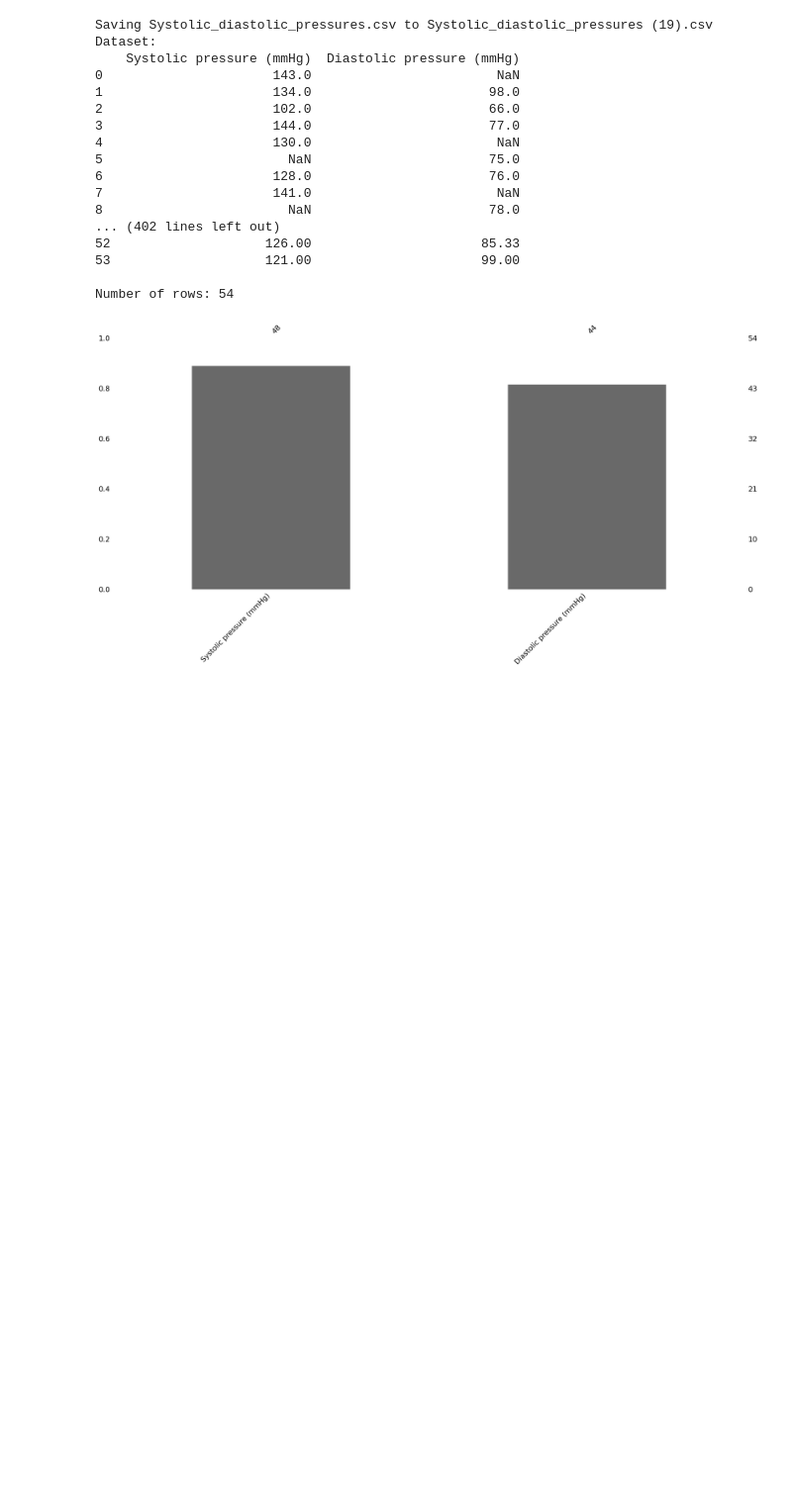
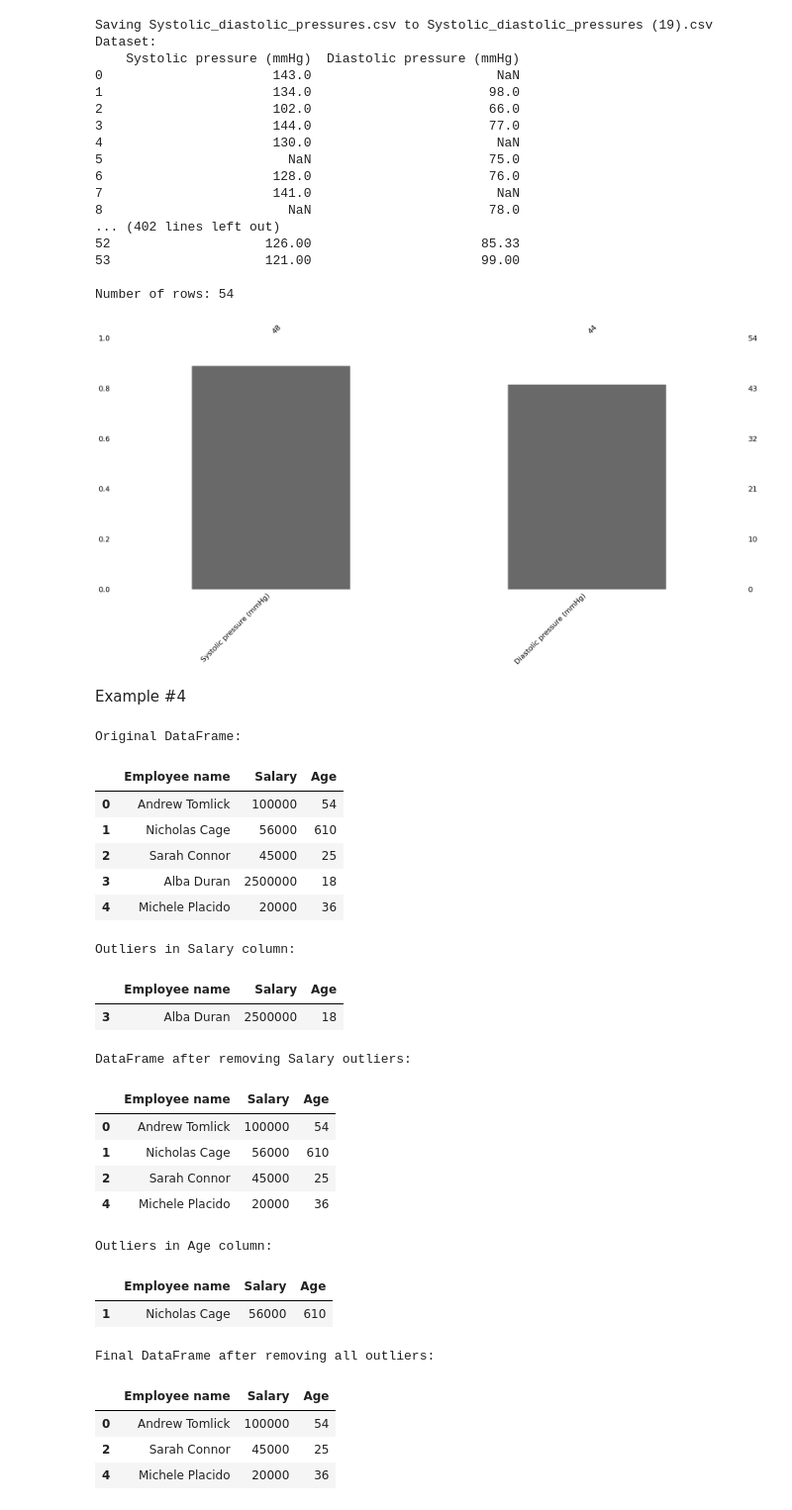
Before and after one commit to Praaabin/cps5004, a Jupyter notebook: Week2_1.ipynb, the cells around one changed output. Shown at 99% size. Saved outputs shown, nothing was run; the diff lists cells and outputs as text; code cells hidden in the pictures; blank space fills up the shorter version.

```diff
--- a/Week2_1.ipynb
+++ b/Week2_1.ipynb
@@ -147,3 +147,83 @@ Dataset:
 
 Number of rows: 54
 [figure]
+# %% [markdown]
+Example #4
+# %%
+# Cell 1: Import libraries and create DataFrame
+import pandas as pd
+import numpy as np
+
+# Create the DataFrame with potential outliers
+data = {
+    'Employee name': ['Andrew Tomlick', 'Nicholas Cage', 'Sarah Connor', 'Alba Duran', 'Michele Placido'],
+    'Salary': [100000, 56000, 45000, 2500000, 20000],
+    'Age': [54, 610, 25, 18, 36]
+}
+
+df = pd.DataFrame(data)
+
+print("Original DataFrame:")
+display(df)
+
+# Cell 2: Define functions for outlier detection and removal
+
+def detect_outliers(df, column):
+    Q1 = df[column].quantile(0.25)
+    Q3 = df[column].quantile(0.75)
+    IQR = Q3 - Q1
+    lower_bound = Q1 - 1.5 * IQR
+    upper_bound = Q3 + 1.5 * IQR
+    outliers = df[(df[column] < lower_bound) | (df[column] > upper_bound)]
+    return outliers
+
+def remove_outliers(df, column):
+    Q1 = df[column].quantile(0.25)
+    Q3 = df[column].quantile(0.75)
+    IQR = Q3 - Q1
+    lower_bound = Q1 - 1.5 * IQR
+    upper_bound = Q3 + 1.5 * IQR
+    return df[(df[column] >= lower_bound) & (df[column] <= upper_bound)]
+
+# Cell 3: Detect and remove outliers from Salary column
+
+print("Outliers in Salary column:")
+display(detect_outliers(df, 'Salary'))
+
+df = remove_outliers(df, 'Salary')
+print("\nDataFrame after removing Salary outliers:")
+display(df)
+
+# Cell 4: Detect and remove outliers from Age column
+
+print("Outliers in Age column:")
+display(detect_outliers(df, 'Age'))
+
+df = remove_outliers(df, 'Age')
+print("\nFinal DataFrame after removing all outliers:")
+display(df)
+# %% [output]
+Original DataFrame:
+|  | Employee name | Salary | Age |
+| 0 | Andrew Tomlick | 100000 | 54 |
+| 1 | Nicholas Cage | 56000 | 610 |
+| 2 | Sarah Connor | 45000 | 25 |
+| 3 | Alba Duran | 2500000 | 18 |
+| 4 | Michele Placido | 20000 | 36 |
+Outliers in Salary column:
+|  | Employee name | Salary | Age |
+| 3 | Alba Duran | 2500000 | 18 |
+DataFrame after removing Salary outliers:
+|  | Employee name | Salary | Age |
+| 0 | Andrew Tomlick | 100000 | 54 |
+| 1 | Nicholas Cage | 56000 | 610 |
+| 2 | Sarah Connor | 45000 | 25 |
+| 4 | Michele Placido | 20000 | 36 |
+Outliers in Age column:
+|  | Employee name | Salary | Age |
+| 1 | Nicholas Cage | 56000 | 610 |
+Final DataFrame after removing all outliers:
+|  | Employee name | Salary | Age |
+| 0 | Andrew Tomlick | 100000 | 54 |
+| 2 | Sarah Connor | 45000 | 25 |
+| 4 | Michele Placido | 20000 | 36 |
```
Also changed, not shown: parts of 2 cells of this notebook.
